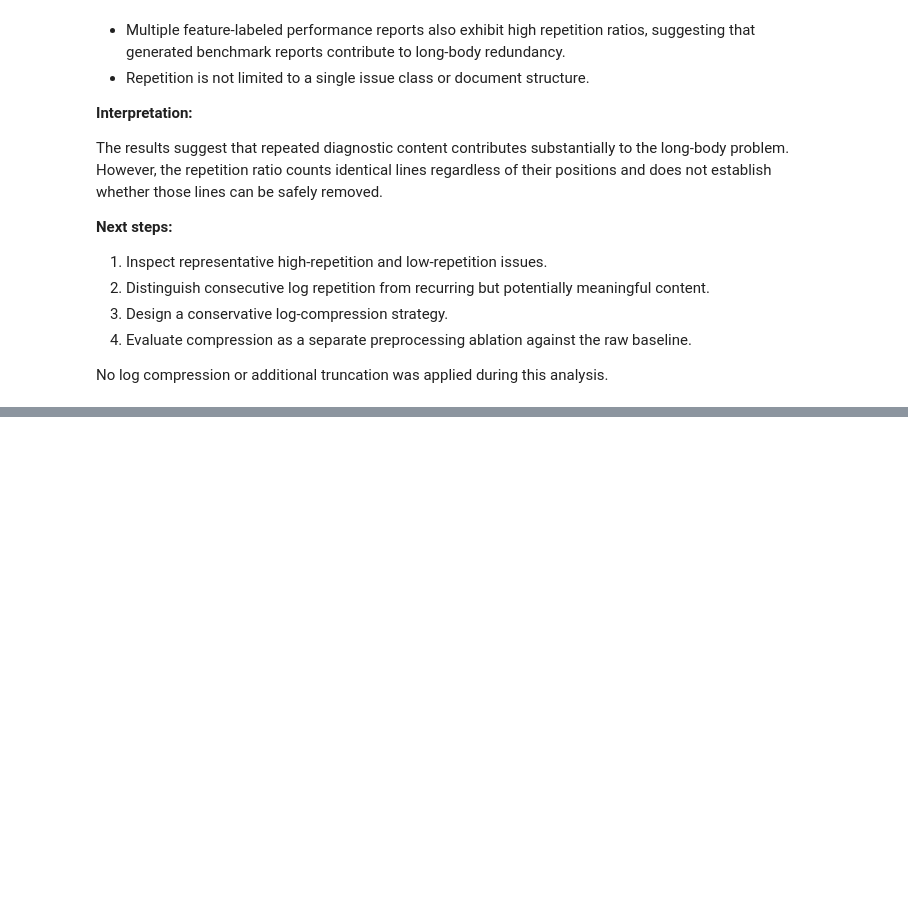
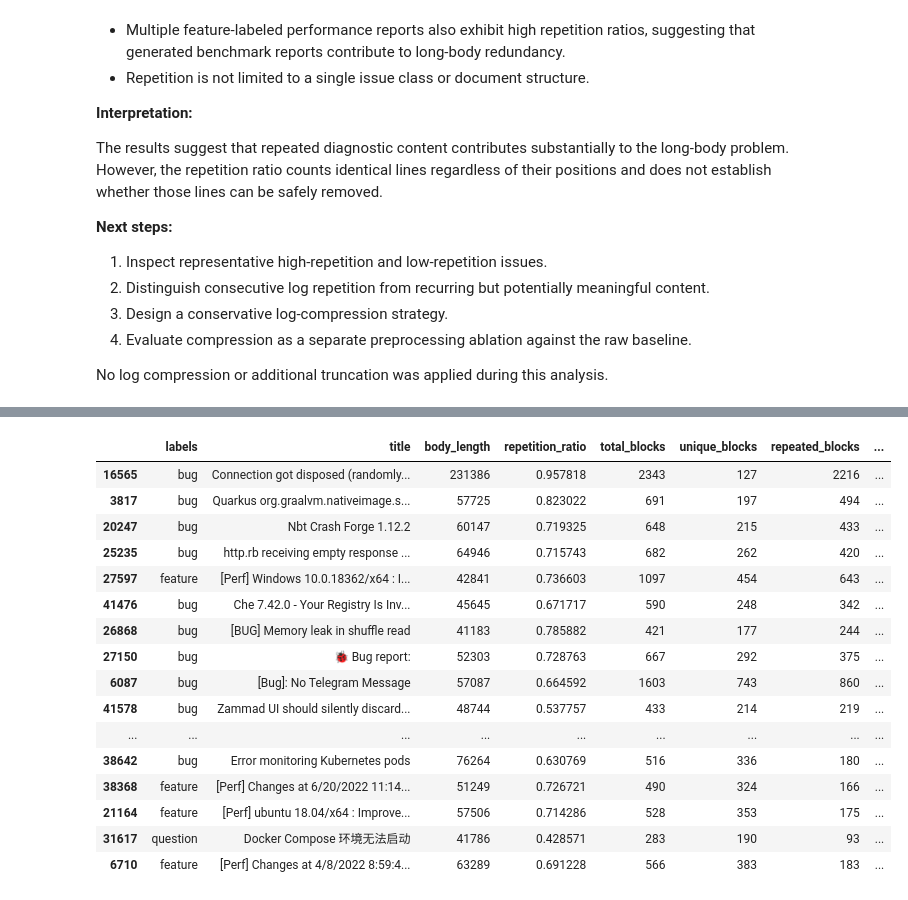
Before and after one commit to mazen-alasas/issue-intent, a Jupyter notebook: notebooks/03_structured_text_audit.ipynb, the cells around one changed output, grey strips where cells are left out. Cells and saved outputs as stored; diff of their text form; code cells hidden in the pictures; blank space fills up the shorter version.

```diff
--- a/notebooks/03_structured_text_audit.ipynb
+++ b/notebooks/03_structured_text_audit.ipynb
@@ -799,0 +1014,39 @@ No log compression or additional truncation was applied during this analysis.
+# %%
+block_stats = longest_issues["body"].apply(
+    repeated_block_stats,
+    block_size=5,
+)
+
+block_stats = pd.DataFrame(
+    block_stats.tolist(),
+    index=longest_issues.index,
+)
+
+block_analysis = longest_issues[
+    ["labels", "title", "body_length", "repetition_ratio"]
+].join(block_stats)
+
+display(
+    block_analysis.sort_values(
+        "block_repetition_ratio",
+        ascending=False,
+    ).head(20)
+)
+# %% [output]
+|  | labels | title | body_length | repetition_ratio | total_blocks | unique_blocks | repeated_blocks | ... |
+| 16565 | bug | Connection got disposed (randomly... | 231386 | 0.957818 | 2343 | 127 | 2216 | ... |
+| 3817 | bug | Quarkus org.graalvm.nativeimage.s... | 57725 | 0.823022 | 691 | 197 | 494 | ... |
+| 20247 | bug | Nbt Crash Forge 1.12.2 | 60147 | 0.719325 | 648 | 215 | 433 | ... |
+| 25235 | bug | http.rb receiving empty response ... | 64946 | 0.715743 | 682 | 262 | 420 | ... |
+| 27597 | feature | [Perf] Windows 10.0.18362/x64 : I... | 42841 | 0.736603 | 1097 | 454 | 643 | ... |
+| 41476 | bug | Che 7.42.0 - Your Registry Is Inv... | 45645 | 0.671717 | 590 | 248 | 342 | ... |
+| 26868 | bug | [BUG] Memory leak in shuffle read | 41183 | 0.785882 | 421 | 177 | 244 | ... |
+| 27150 | bug | 🐞 Bug report: | 52303 | 0.728763 | 667 | 292 | 375 | ... |
+| 6087 | bug | [Bug]: No Telegram Message | 57087 | 0.664592 | 1603 | 743 | 860 | ... |
+| 41578 | bug | Zammad UI should silently discard... | 48744 | 0.537757 | 433 | 214 | 219 | ... |
+| ... | ... | ... | ... | ... | ... | ... | ... | ... |
+| 38642 | bug | Error monitoring Kubernetes pods | 76264 | 0.630769 | 516 | 336 | 180 | ... |
+| 38368 | feature | [Perf] Changes at 6/20/2022 11:14... | 51249 | 0.726721 | 490 | 324 | 166 | ... |
+| 21164 | feature | [Perf] ubuntu 18.04/x64 : Improve... | 57506 | 0.714286 | 528 | 353 | 175 | ... |
+| 31617 | question | Docker Compose 环境无法启动 | 41786 | 0.428571 | 283 | 190 | 93 | ... |
+| 6710 | feature | [Perf] Changes at 4/8/2022 8:59:4... | 63289 | 0.691228 | 566 | 383 | 183 | ... |
```
Also changed, not shown: parts of 34 cells of this notebook.
